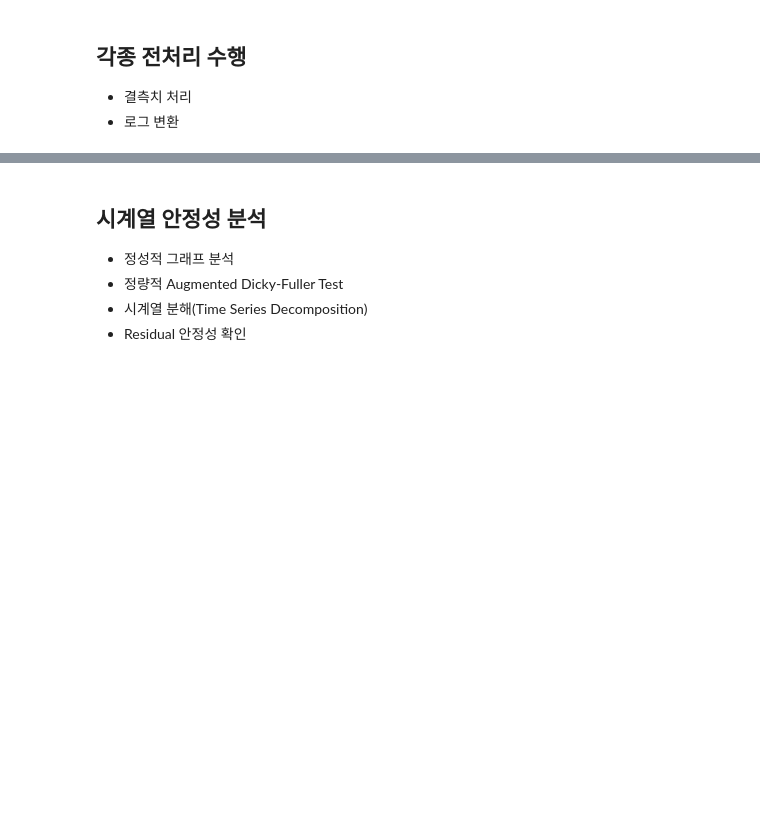
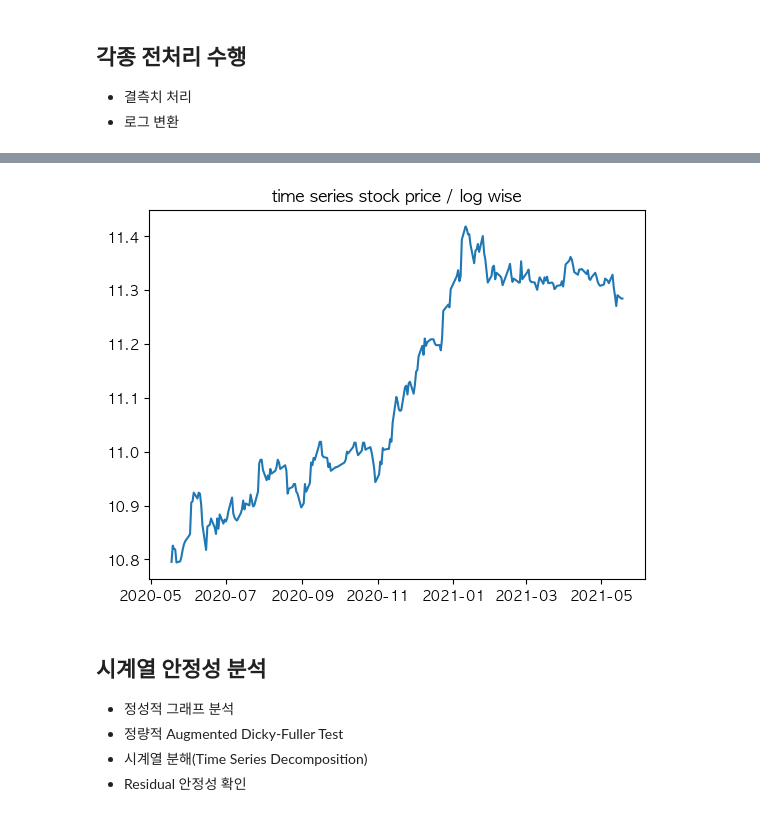
Before and after one commit to feelinppl/Aiffel_RS, a Jupyter notebook: 221216_AIFFEL_EXPL_Project4_ARIMA.ipynb, the cells around one changed output, grey strips where cells are left out. Cells and saved outputs as stored; diff of their text form; code cells hidden in the pictures; blank space fills up the shorter version.

```diff
--- a/221216_AIFFEL_EXPL_Project4_ARIMA.ipynb
+++ b/221216_AIFFEL_EXPL_Project4_ARIMA.ipynb
@@ -47,3 +69,4 @@ NameError: name 'ts' is not defined
 # %%
 # 로그 변환
-# [[YOUR CODE]]
+ts_log = np.log(ts)
+ts_log
@@ -50,3 +87,9 @@ NameError: name 'ts' is not defined
+# %%
+plt.plot(ts_log)
+plt.title("time series stock price / log wise")
+plt.show()
+# %% [output]
+[figure, added]
 # %% [markdown]
 ## 시계열 안정성 분석
 - 정성적 그래프 분석
```
Also changed, not shown: parts of 48 cells of this notebook.
